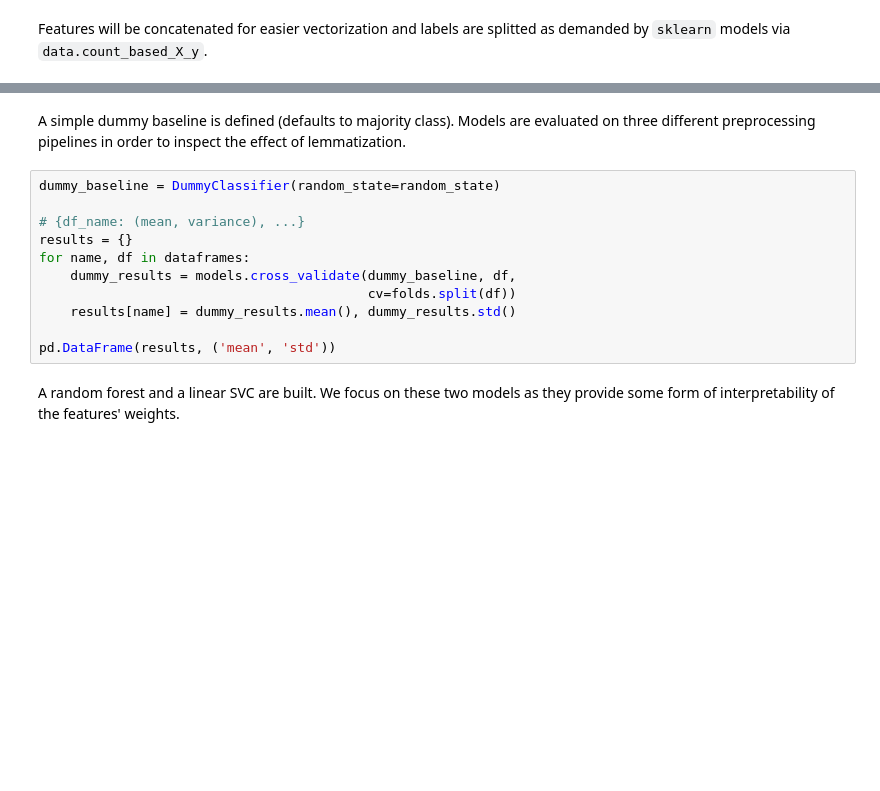
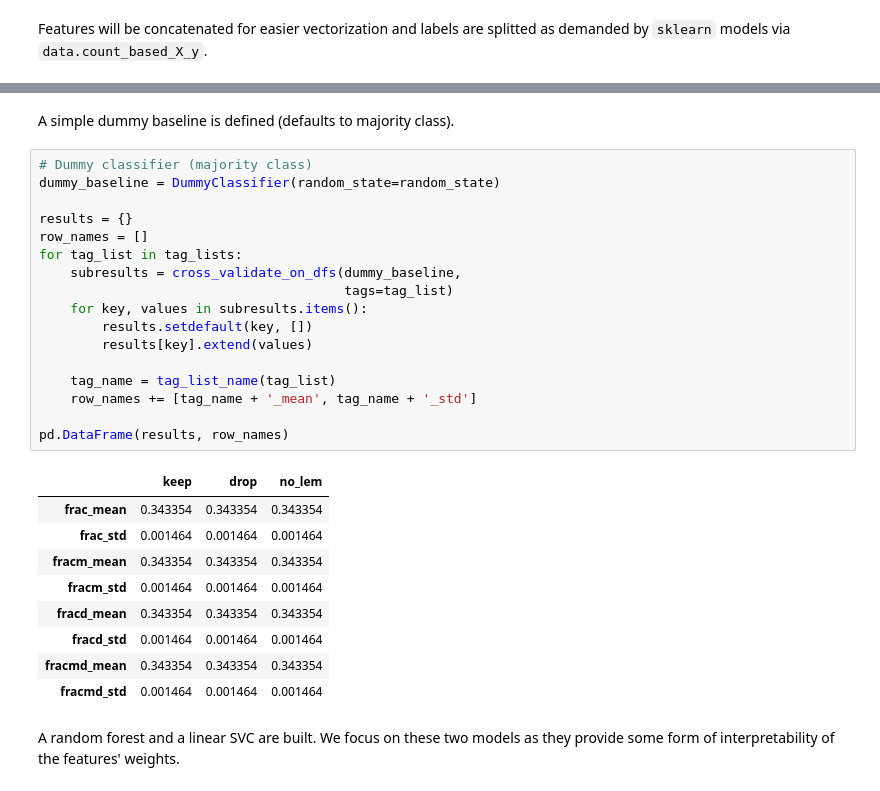
Before and after one commit to Ball-Man/vjp-ita, a Jupyter notebook: count_based.ipynb, the cells around one changed output, grey strips where cells are left out. Drawn from its saved outputs; the diff is of its cells as text; blank space fills up the shorter version.

Commit message:
Add different test cases and output of cells

```diff
--- a/count_based.ipynb
+++ b/count_based.ipynb
@@ -121,16 +161,32 @@ Features will be concatenated for easier vectorization and labels are splitted a
 # %% [markdown]
-A simple dummy baseline is defined (defaults to majority class). Models are evaluated on three different preprocessing pipelines in order to inspect the effect of lemmatization.
+A simple dummy baseline is defined (defaults to majority class).
 # %%
+# Dummy classifier (majority class)
 dummy_baseline = DummyClassifier(random_state=random_state)
 
-# {df_name: (mean, variance), ...}
 results = {}
-for name, df in dataframes:
-    dummy_results = models.cross_validate(dummy_baseline, df,
-                                          cv=folds.split(df))
-    results[name] = dummy_results.mean(), dummy_results.std()
+row_names = []
+for tag_list in tag_lists:
+    subresults = cross_validate_on_dfs(dummy_baseline,
+                                       tags=tag_list)
+    for key, values in subresults.items():
+        results.setdefault(key, [])
+        results[key].extend(values)
 
-pd.DataFrame(results, ('mean', 'std'))
+    tag_name = tag_list_name(tag_list)
+    row_names += [tag_name + '_mean', tag_name + '_std']
+
+pd.DataFrame(results, row_names)
+# %% [output]
+|  | keep | drop | no_lem |
+| frac_mean | 0.343354 | 0.343354 | 0.343354 |
+| frac_std | 0.001464 | 0.001464 | 0.001464 |
+| fracm_mean | 0.343354 | 0.343354 | 0.343354 |
+| fracm_std | 0.001464 | 0.001464 | 0.001464 |
+| fracd_mean | 0.343354 | 0.343354 | 0.343354 |
+| fracd_std | 0.001464 | 0.001464 | 0.001464 |
+| fracmd_mean | 0.343354 | 0.343354 | 0.343354 |
+| fracmd_std | 0.001464 | 0.001464 | 0.001464 |
 # %% [markdown]
 A random forest and a linear SVC are built. We focus on these two models as they provide some form of interpretability of the features' weights.
 # %%
```
Also changed, not shown: parts of 11 cells of this notebook, 1 other file.
